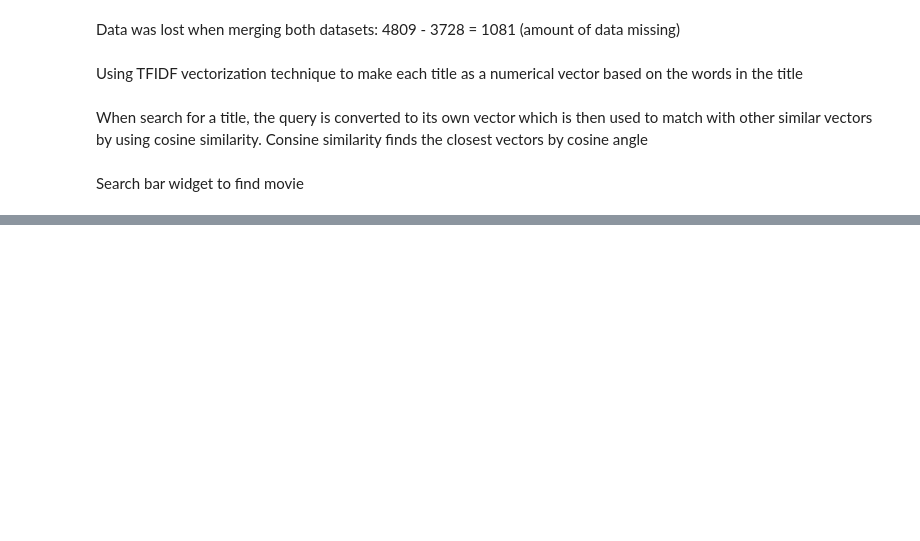
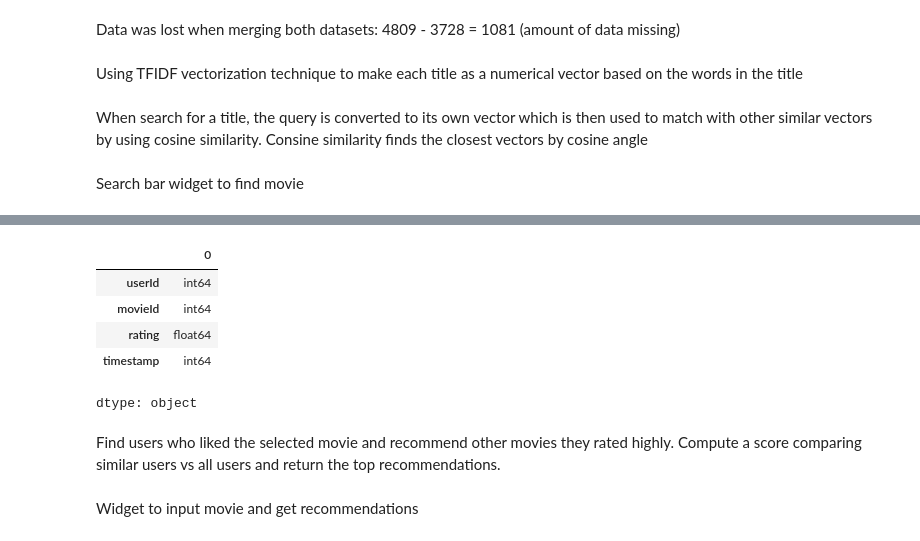
Before and after one commit to kanchanthapa/Movie-Recommendation-System, a Jupyter notebook: Movie-Recommendation.ipynb, the cells around one changed output, grey strips where cells are left out. Drawn from its saved outputs; the diff is of its cells as text; code cells hidden in the pictures; blank space fills up the shorter version.

```diff
--- a/Movie-Recommendation.ipynb
+++ b/Movie-Recommendation.ipynb
@@ -89,0 +159,9 @@ display(input, list)
+# %%
+new_ratings.dtypes
+# %% [output]
+|  | 0 |
+| userId | int64 |
+| movieId | int64 |
+| rating | float64 |
+| timestamp | int64 |
+dtype: object
@@ -89,0 +170,3 @@ display(input, list)
+# %% [markdown]
+Find users who liked the selected movie and recommend other movies they rated highly.
+Compute a score comparing similar users vs all users and return the top recommendations.
@@ -89,0 +199,2 @@ display(input, list)
+# %% [markdown]
+Widget to input movie and get recommendations
```
Also changed, not shown: parts of 16 cells of this notebook.
